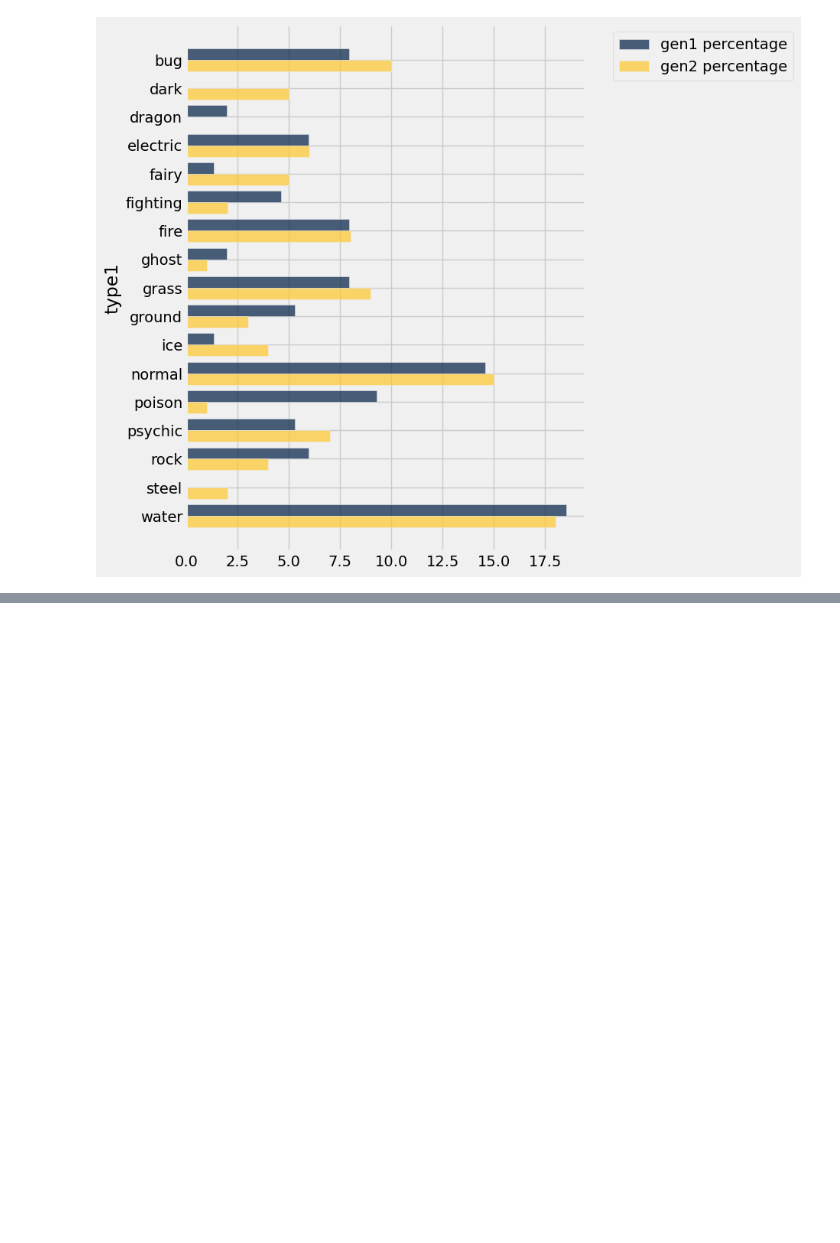
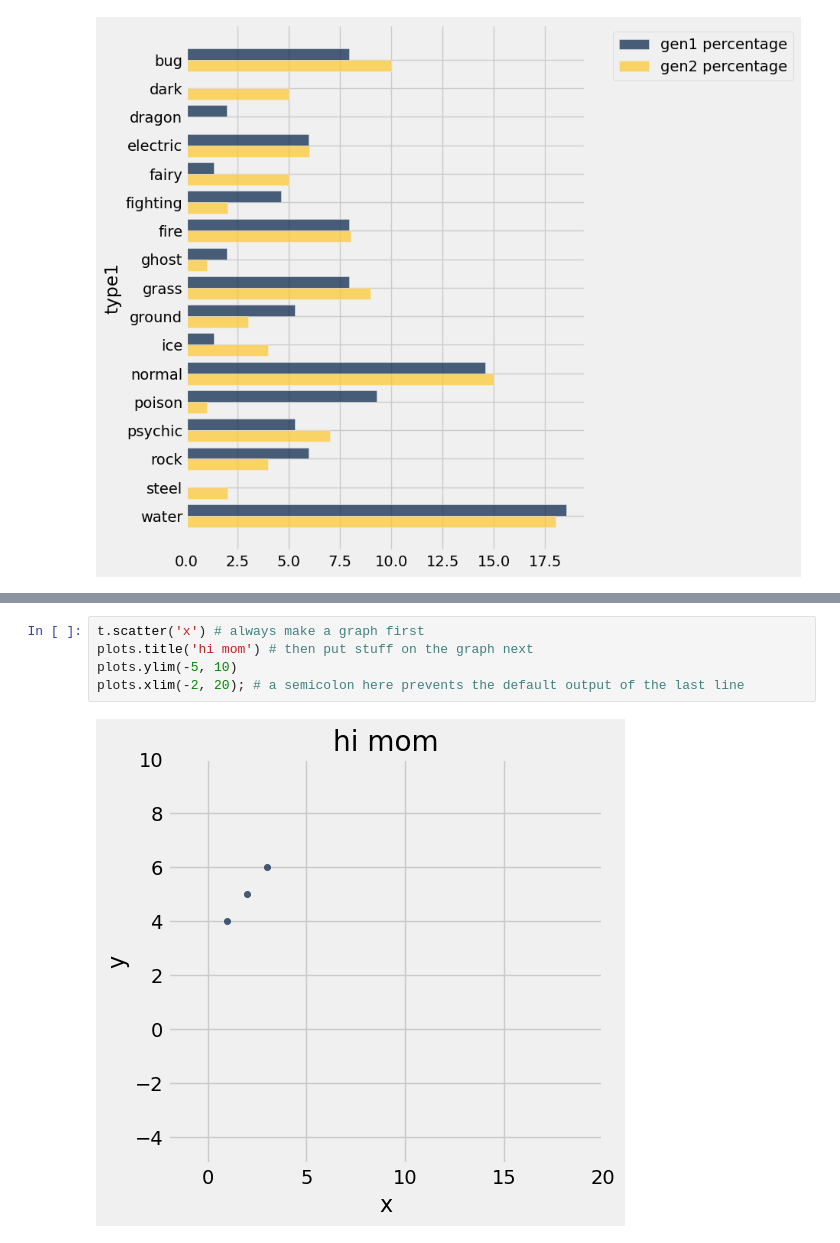
Before and after one commit to lawtonsclass/f24-code-from-class, a Jupyter notebook: data8-practice/ch07.ipynb, the cells around one changed output, grey strips where cells are left out. Drawn from its saved outputs; the diff is of its cells as text; blank space fills up the shorter version.

```diff
--- a/data8-practice/ch07.ipynb
+++ b/data8-practice/ch07.ipynb
@@ -431,0 +445,7 @@ gen_types.select('type1').with_columns(
+# %%
+t.scatter('x') # always make a graph first
+plots.title('hi mom') # then put stuff on the graph next
+plots.ylim(-5, 10)
+plots.xlim(-2, 20); # a semicolon here prevents the default output of the last line
+# %% [output]
+[figure, added]
```
Also changed, not shown: parts of 4 cells of this notebook, 3 other files.
